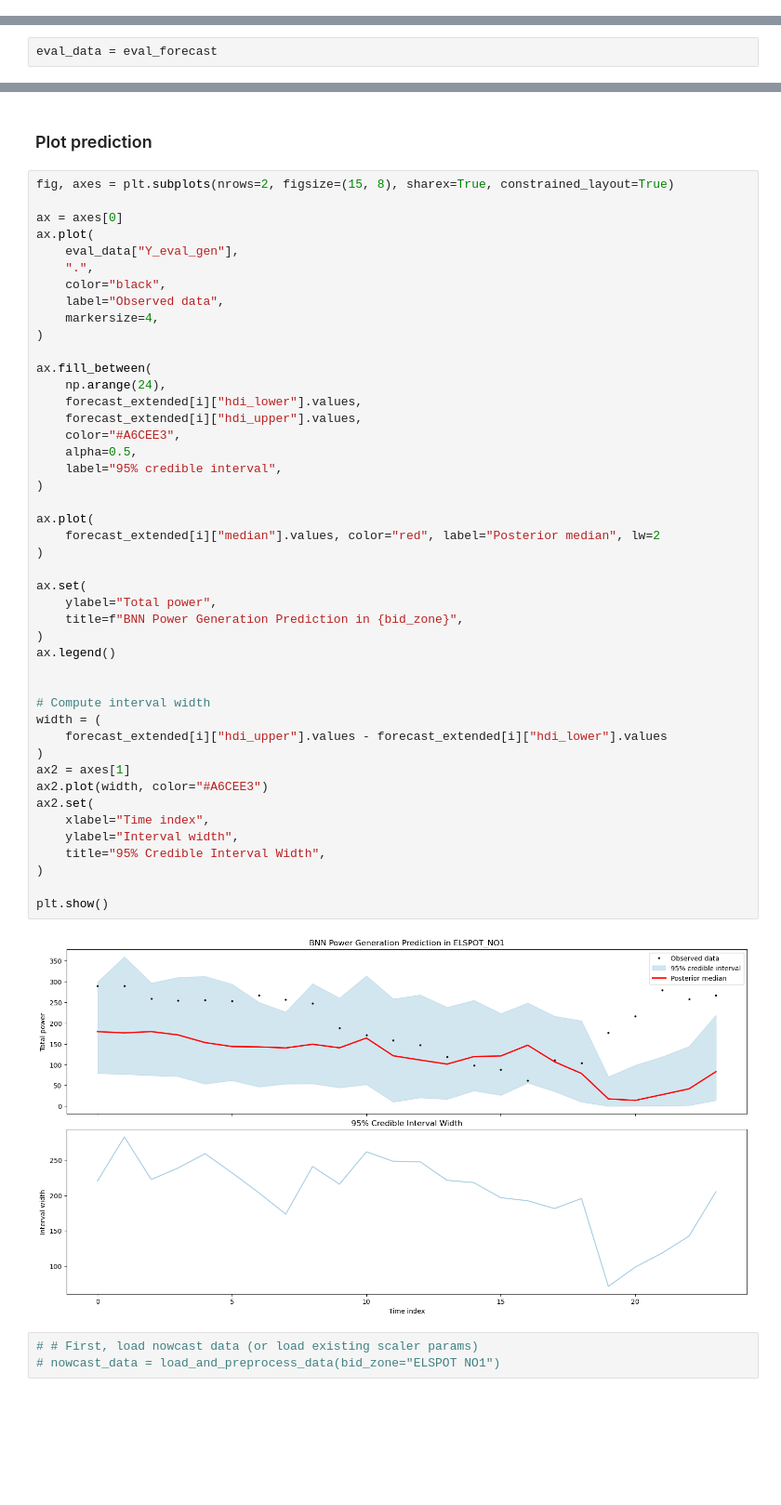
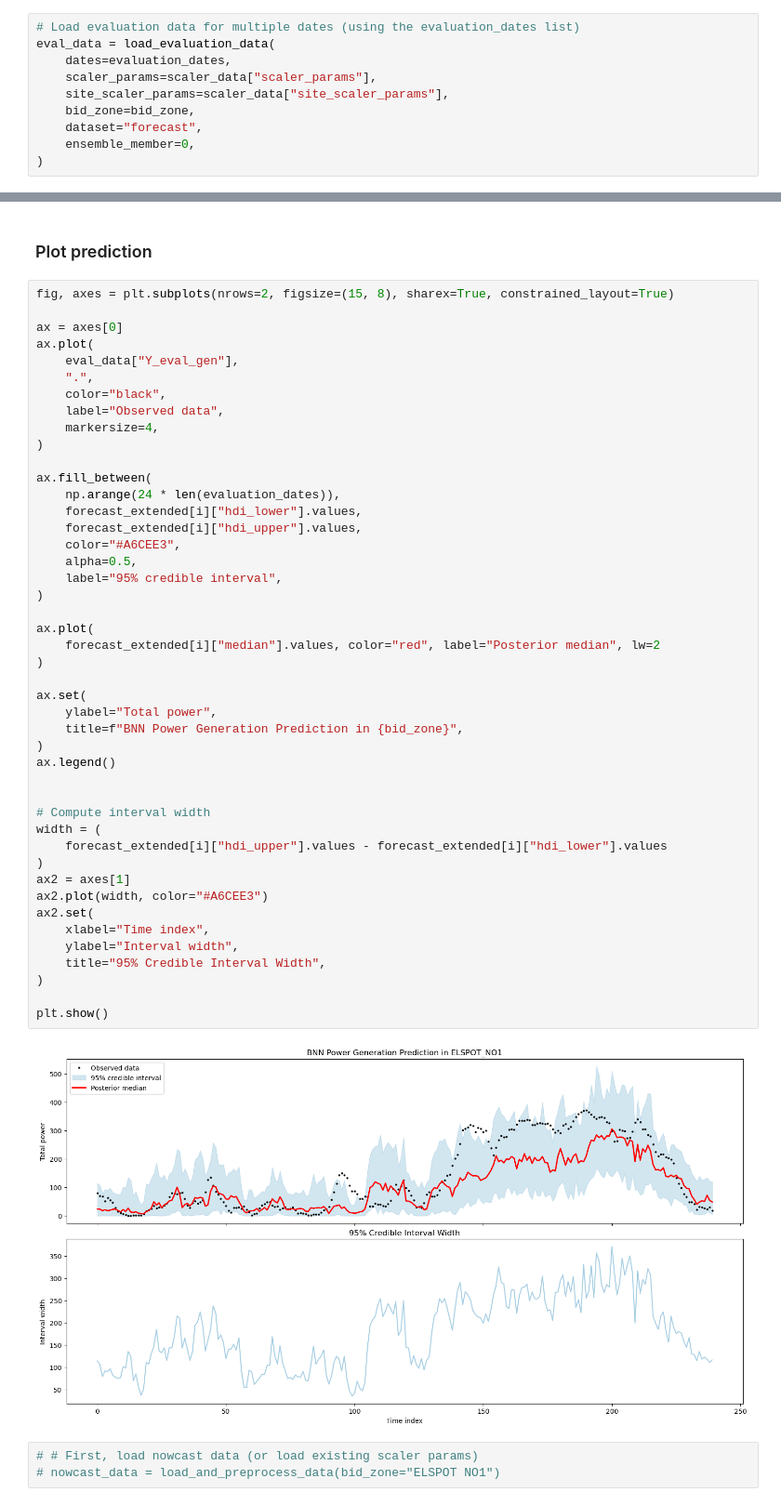
Before and after one commit to noemiwbr/master_thesis, a Jupyter notebook: notebooks/evaluation.ipynb, the cells around one changed output, grey strips where cells are left out. Shown at 93% size. Cells and saved outputs as stored; diff of their text form; blank space fills up the shorter version.

Commit message:
evaluation on eval period

```diff
--- a/notebooks/evaluation.ipynb
+++ b/notebooks/evaluation.ipynb
@@ -124,0 +56,10 @@ Evaluation data shape: X=(24, 6, 6), Y_gen=(24,)
+# %%
+# Load evaluation data for multiple dates (using the evaluation_dates list)
+eval_data = load_evaluation_data(
+    dates=evaluation_dates,
+    scaler_params=scaler_data["scaler_params"],
+    site_scaler_params=scaler_data["site_scaler_params"],
+    bid_zone=bid_zone,
+    dataset="forecast",
+    ensemble_member=0,
+)
@@ -129,8 +97,6 @@ checkpoint = load_checkpoint(file_name="model_mw_gamma_2025-11-13_10-56-50_gen")
 Loading specified checkpoint: ../checkpoints/model_mw_gamma_2025-11-13_10-56-50_gen.pkl
 # %% [markdown]
 ### Run inference
-# %%
-eval_data = eval_forecast
 # %%
 _, rng_key_predict = random.split(checkpoint["rng_key"])
 
@@ -258,40 +220,40 @@ ax.plot(
 )
 
 ax.fill_between(
-    np.arange(24),
+    np.arange(24 * len(evaluation_dates)),
     forecast_extended[i]["hdi_lower"].values,
     forecast_extended[i]["hdi_upper"].values,
     color="#A6CEE3",
     alpha=0.5,
     label="95% credible interval",
 )
 
 ax.plot(
     forecast_extended[i]["median"].values, color="red", label="Posterior median", lw=2
 )
 
 ax.set(
     ylabel="Total power",
     title=f"BNN Power Generation Prediction in {bid_zone}",
 )
 ax.legend()
 
 
 # Compute interval width
 width = (
     forecast_extended[i]["hdi_upper"].values - forecast_extended[i]["hdi_lower"].values
 )
 ax2 = axes[1]
 ax2.plot(width, color="#A6CEE3")
 ax2.set(
     xlabel="Time index",
     ylabel="Interval width",
     title="95% Credible Interval Width",
 )
 
 plt.show()
 # %% [output]
-[figure, old version]
+[figure, new version]
 # %%
 # # First, load nowcast data (or load existing scaler params)
 # nowcast_data = load_and_preprocess_data(bid_zone="ELSPOT NO1")
```
Also changed, not shown: parts of 8 cells of this notebook.
